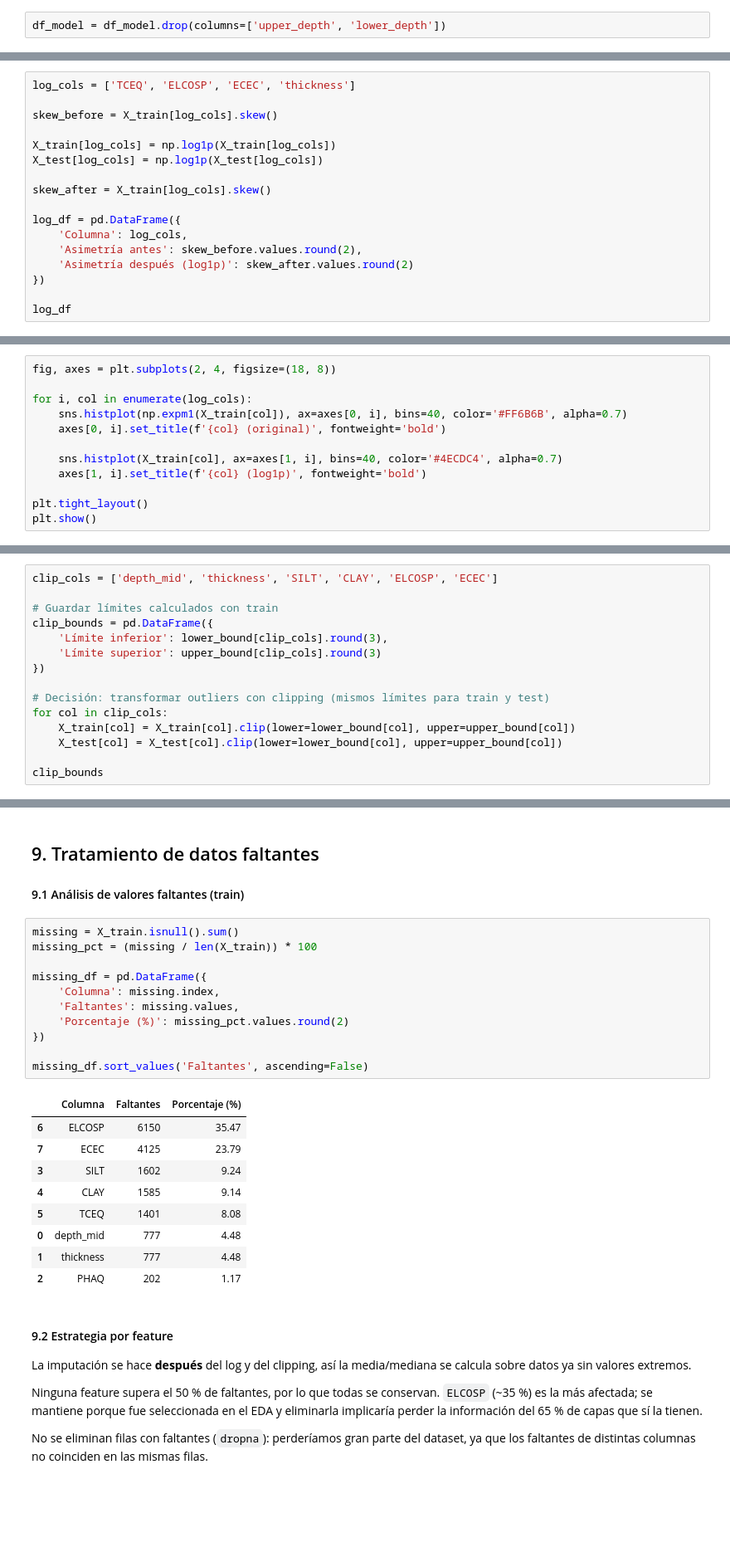
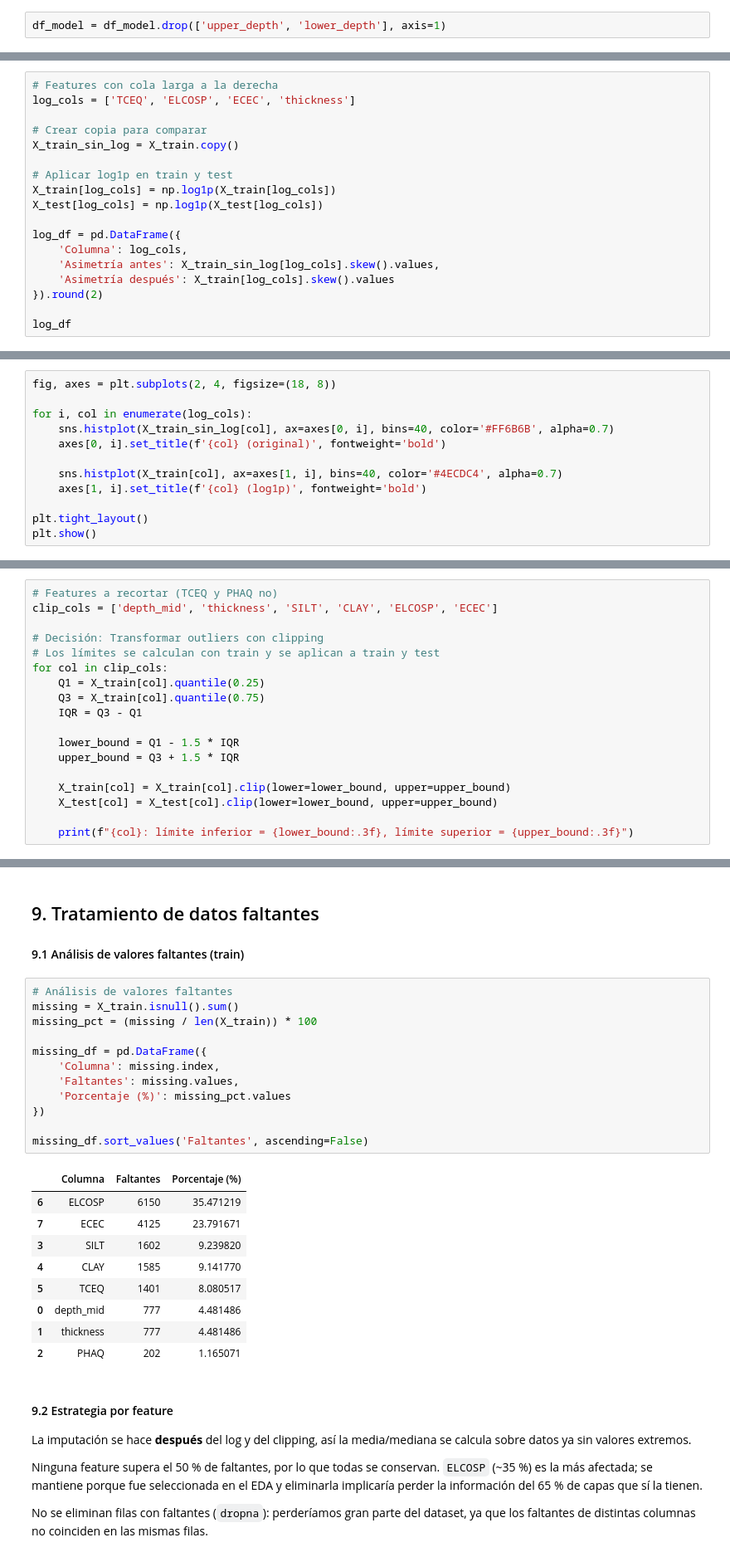
Before and after one commit to israel-cc/IA-_Predicci-n-de-Carbono-Org-nico-en-Suelo-SOC-, a Jupyter notebook: notebooks/02_preprocesamiento.ipynb, the cells around one changed output, grey strips where cells are left out. Shown at 83% size. Cells and saved outputs as stored; diff of their text form; blank space fills up the shorter version.

```diff
--- a/notebooks/02_preprocesamiento.ipynb
+++ b/notebooks/02_preprocesamiento.ipynb
@@ -163,7 +169,7 @@ depth_corr
 # %% [markdown]
 La correlación entre las dos nuevas variables (≈ 0.61) es menor que la de las originales (0.81), por lo que la redundancia baja sin perder la información de profundidad. Se eliminan `upper_depth` y `lower_depth`.
 # %%
-df_model = df_model.drop(columns=['upper_depth', 'lower_depth'])
+df_model = df_model.drop(['upper_depth', 'lower_depth'], axis=1)
 # %% [markdown]
 #### 5.2 `SAND`, `SILT` y `CLAY`
 
@@ -237,20 +252,21 @@ X_train: (17338, 8) | X_test: (4263, 8)
 
 Se aplica **`log1p` = log(1 + x)**, que comprime la cola derecha. Se usa `log1p` (y no `log`) porque estas variables tienen **ceros** (por ejemplo, `TCEQ` es 0 en más de la mitad de las capas no calcáreas) y log(0) no está definido. Es una transformación fija (no aprende parámetros de los datos), así que no genera leakage.
 # %%
+# Features con cola larga a la derecha
 log_cols = ['TCEQ', 'ELCOSP', 'ECEC', 'thickness']
 
-skew_before = X_train[log_cols].skew()
+# Crear copia para comparar
+X_train_sin_log = X_train.copy()
 
+# Aplicar log1p en train y test
 X_train[log_cols] = np.log1p(X_train[log_cols])
 X_test[log_cols] = np.log1p(X_test[log_cols])
 
-skew_after = X_train[log_cols].skew()
-
 log_df = pd.DataFrame({
     'Columna': log_cols,
-    'Asimetría antes': skew_before.values.round(2),
-    'Asimetría después (log1p)': skew_after.values.round(2)
-})
+    'Asimetría antes': X_train_sin_log[log_cols].skew().values,
+    'Asimetría después': X_train[log_cols].skew().values
+}).round(2)
 
 log_df
 # %% [output]
@@ -263,7 +279,7 @@ log_df
 fig, axes = plt.subplots(2, 4, figsize=(18, 8))
 
 for i, col in enumerate(log_cols):
-    sns.histplot(np.expm1(X_train[col]), ax=axes[0, i], bins=40, color='#FF6B6B', alpha=0.7)
+    sns.histplot(X_train_sin_log[col], ax=axes[0, i], bins=40, color='#FF6B6B', alpha=0.7)
     axes[0, i].set_title(f'{col} (original)', fontweight='bold')
 
     sns.histplot(X_train[col], ax=axes[1, i], bins=40, color='#4ECDC4', alpha=0.7)
@@ -349,18 +363,21 @@ Se usa **clipping** (recortar al límite del IQR) en lugar de eliminar filas: co
 | `PHAQ` | Sin cambios | No presenta outliers tras eliminar los pH < 2 |
 | `TCEQ` | **Sin clipping** | Más de la mitad de las capas tiene `TCEQ` = 0 (suelos no calcáreos), entonces Q1 = 0, el IQR es muy estrecho y se marcaría como outlier a buena parte de los **suelos calcáreos**. Son valores reales e informativos; el `log1p` ya acotó su escala (máx. ≈ 4.5) |
 # %%
+# Features a recortar (TCEQ y PHAQ no)
 clip_cols = ['depth_mid', 'thickness', 'SILT', 'CLAY', 'ELCOSP', 'ECEC']
 
-# Guardar límites calculados con train
-clip_bounds = pd.DataFrame({
-    'Límite inferior': lower_bound[clip_cols].round(3),
-    'Límite superior': upper_bound[clip_cols].round(3)
-})
+# Decisión: Transformar outliers con clipping
+# Los límites se calculan con train y se aplican a train y test
+for col in clip_cols:
+    Q1 = X_train[col].quantile(0.25)
+    Q3 = X_train[col].quantile(0.75)
+    IQR = Q3 - Q1
 
-# Decisión: transformar outliers con clipping (mismos límites para train y test)
-for col in clip_cols:
-    X_train[col] = X_train[col].clip(lower=lower_bound[col], upper=upper_bound[col])
-    X_test[col] = X_test[col].clip(lower=lower_bound[col], upper=upper_bound[col])
+    lower_bound = Q1 - 1.5 * IQR
+    upper_bound = Q3 + 1.5 * IQR
 
-clip_bounds
+    X_train[col] = X_train[col].clip(lower=lower_bound, upper=upper_bound)
+    X_test[col] = X_test[col].clip(lower=lower_bound, upper=upper_bound)
+
+    print(f"{col}: límite inferior = {lower_bound:.3f}, límite superior = {upper_bound:.3f}")
 # %% [output]
@@ -380,26 +397,27 @@ plot_boxplots(X_train, features_final, title='Train - DESPUÉS del tratamiento d
 
 #### 9.1 Análisis de valores faltantes (train)
 # %%
+# Análisis de valores faltantes
 missing = X_train.isnull().sum()
 missing_pct = (missing / len(X_train)) * 100
 
 missing_df = pd.DataFrame({
     'Columna': missing.index,
     'Faltantes': missing.values,
-    'Porcentaje (%)': missing_pct.values.round(2)
+    'Porcentaje (%)': missing_pct.values
 })
 
 missing_df.sort_values('Faltantes', ascending=False)
 # %% [output]
 |  | Columna | Faltantes | Porcentaje (%) |
-| 6 | ELCOSP | 6150 | 35.47 |
-| 7 | ECEC | 4125 | 23.79 |
-| 3 | SILT | 1602 | 9.24 |
-| 4 | CLAY | 1585 | 9.14 |
-| 5 | TCEQ | 1401 | 8.08 |
-| 0 | depth_mid | 777 | 4.48 |
-| 1 | thickness | 777 | 4.48 |
-| 2 | PHAQ | 202 | 1.17 |
+| 6 | ELCOSP | 6150 | 35.471219 |
+| 7 | ECEC | 4125 | 23.791671 |
+| 3 | SILT | 1602 | 9.239820 |
+| 4 | CLAY | 1585 | 9.141770 |
+| 5 | TCEQ | 1401 | 8.080517 |
+| 0 | depth_mid | 777 | 4.481486 |
+| 1 | thickness | 777 | 4.481486 |
+| 2 | PHAQ | 202 | 1.165071 |
 # %% [markdown]
 #### 9.2 Estrategia por feature
 
```
Also changed, not shown: parts of 37 cells of this notebook.
